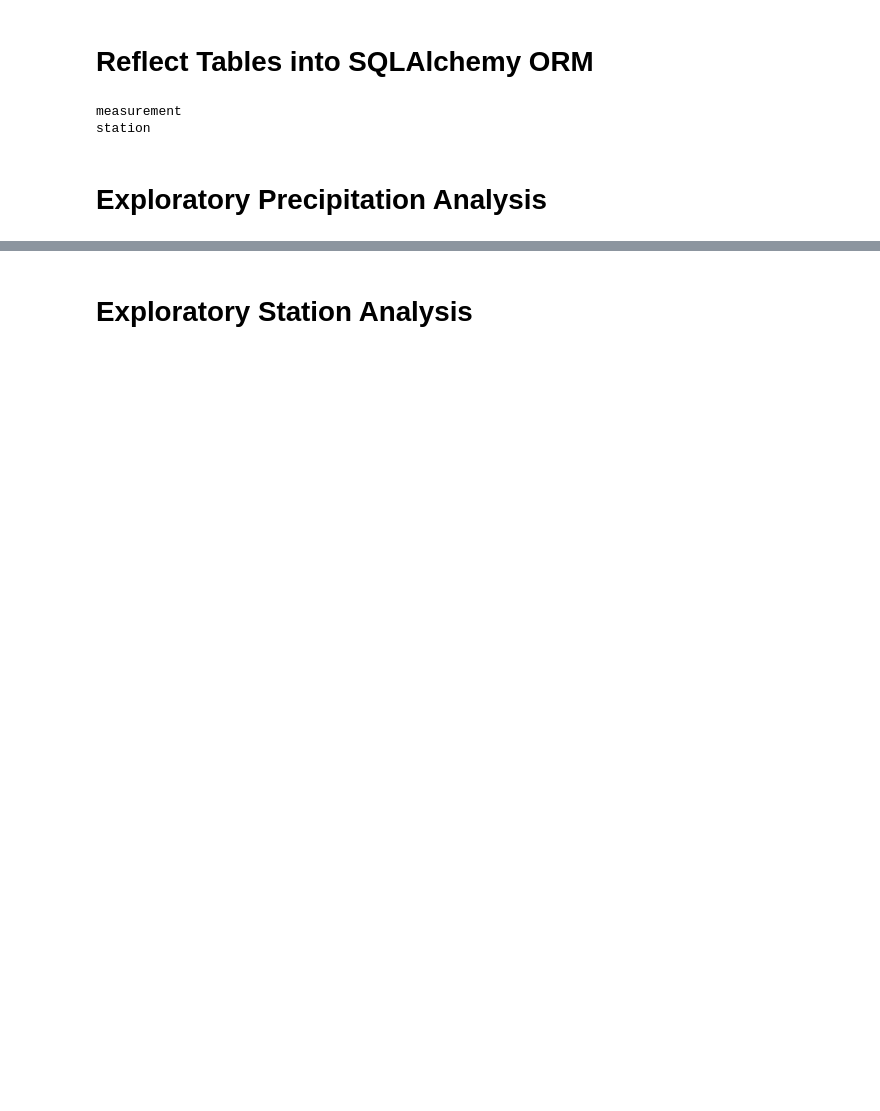
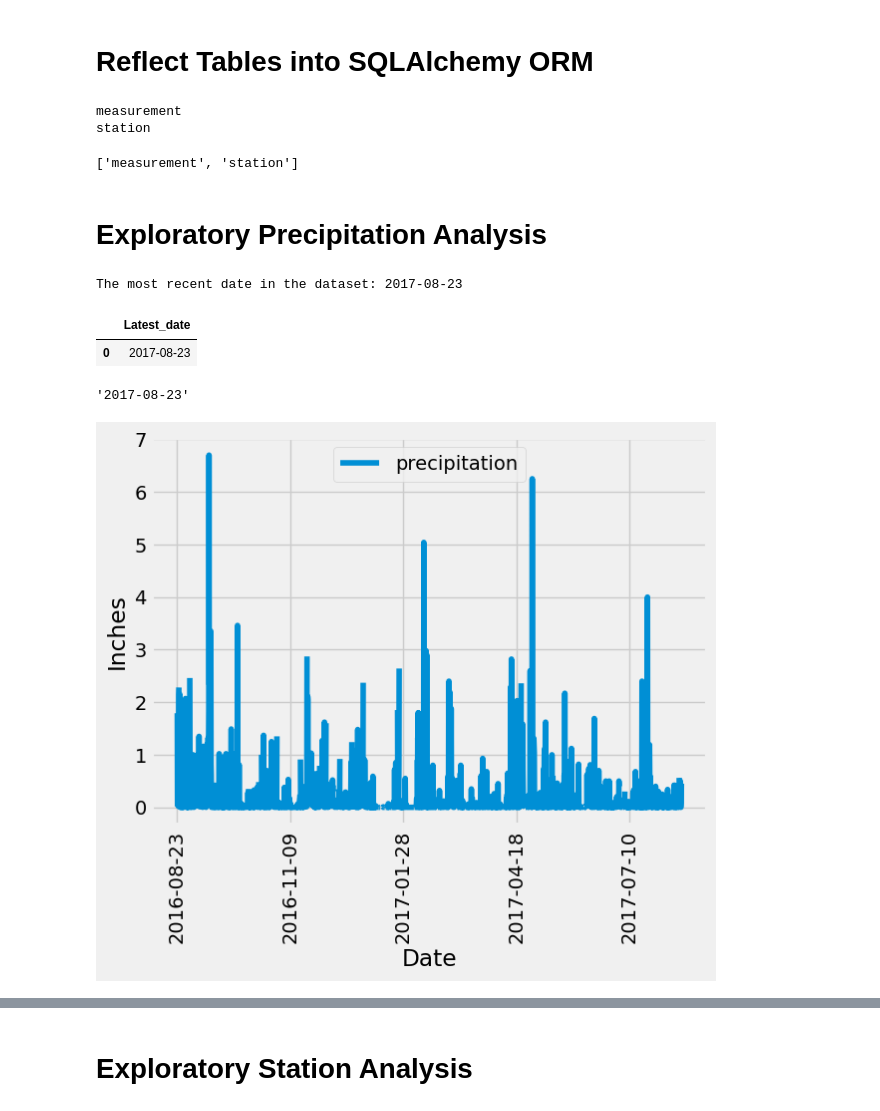
Before and after one commit to aajanaku/sqlalchemy-challenge, a Jupyter notebook: SurfsUp/finalclimate_starter.ipynb, the cells around one changed output, grey strips where cells are left out. Saved outputs shown, nothing was run; the diff lists cells and outputs as text; code cells hidden in the pictures; blank space fills up the shorter version.

```diff
--- a/SurfsUp/finalclimate_starter.ipynb
+++ b/SurfsUp/finalclimate_starter.ipynb
@@ -17,7 +17,7 @@ from sqlalchemy.orm import Session,sessionmaker
 from sqlalchemy import create_engine, func,MetaData
 # %%
 # Create engine to hawaii.sqlite
-engine = create_engine("sqlite:///C:\\Users\\aajanaku\\OneDrive - Above the Treeline, Inc\\Desktop\\homework\\sqlalchemy-challenge\\SurfsUp\\Resources\\hawaii.sqlite")
+engine = create_engine("sqlite:///Resources/hawaii.sqlite")
 # %%
 metadata = MetaData()
 
@@ -39,6 +39,10 @@ for class_name in reflected_classes.keys():
 # %% [output]
 measurement
 station
+# %%
+reflected_classes.keys()
+# %% [output]
+['measurement', 'station']
 # %%
 # Save references to each table
 Station = Base.classes.station
@@ -51,22 +55,45 @@ session = Session()
 # Exploratory Precipitation Analysis
 # %%
 # Find the most recent date in the data set.
+most_recent_date = session.query(func.max(Measurement.date)).scalar()
+
+print("The most recent date in the dataset:", most_recent_date)
+# %% [output]
+The most recent date in the dataset: 2017-08-23
+# %%
+
+pd.read_sql('SELECT max(date) as Latest_date FROM measurement', con=engine)
+# %% [output]
+|  | Latest_date |
+| 0 | 2017-08-23 |
+# %%
+session.query(func.max(Measurement.date)).first()[0]
+# %% [output]
+'2017-08-23'
 # %%
 # Design a query to retrieve the last 12 months of precipitation data and plot the results.
 # Starting from the most recent data point in the database.
 
 # Calculate the date one year from the last date in data set.
-
+prev_year = dt.date(2017, 8, 23) - dt.timedelta(days=365)
 
 # Perform a query to retrieve the data and precipitation scores
-
-
+rows = session.query(Measurement.date, Measurement.prcp).filter(Measurement.date >= prev_year).all()
+rows
 # Save the query results as a Pandas DataFrame. Explicitly set the column names
-
+col_names = ['date', 'precipitation']
+df = pd.DataFrame(rows, columns=col_names)
+df
 
 # Sort the dataframe by date
-
+df.sort_values("date", inplace=True)
 
 # Use Pandas Plotting with Matplotlib to plot the data
+df.plot(x='date', y='precipitation', rot=90)
+plt.xlabel("Date")
+plt.ylabel("Inches")
+plt.show()
+# %% [output]
+[figure, added]
 # %%
 # Use Pandas to calculate the summary statistics for the precipitation data
```
Also changed, not shown: parts of 5 cells of this notebook, 1 other file.
